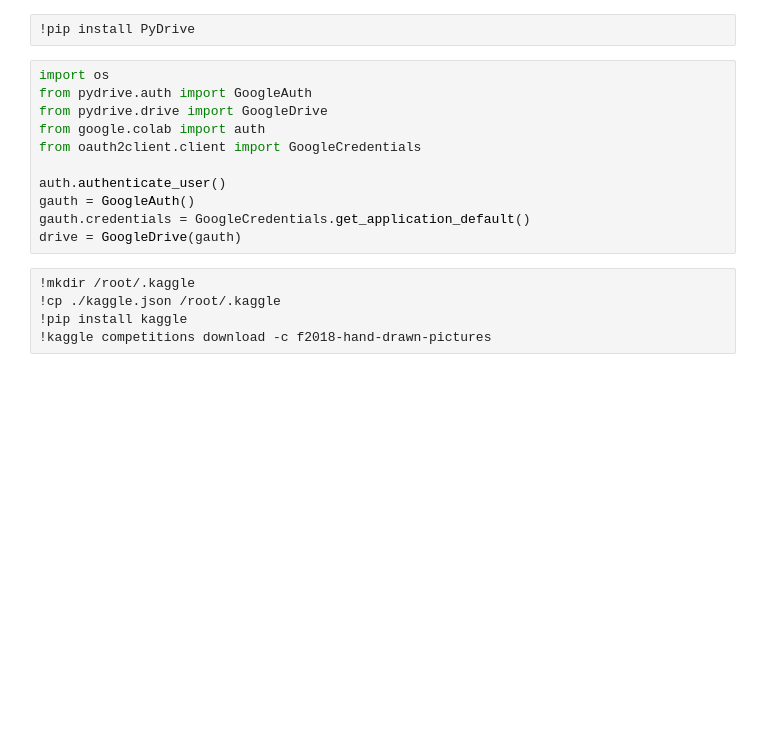
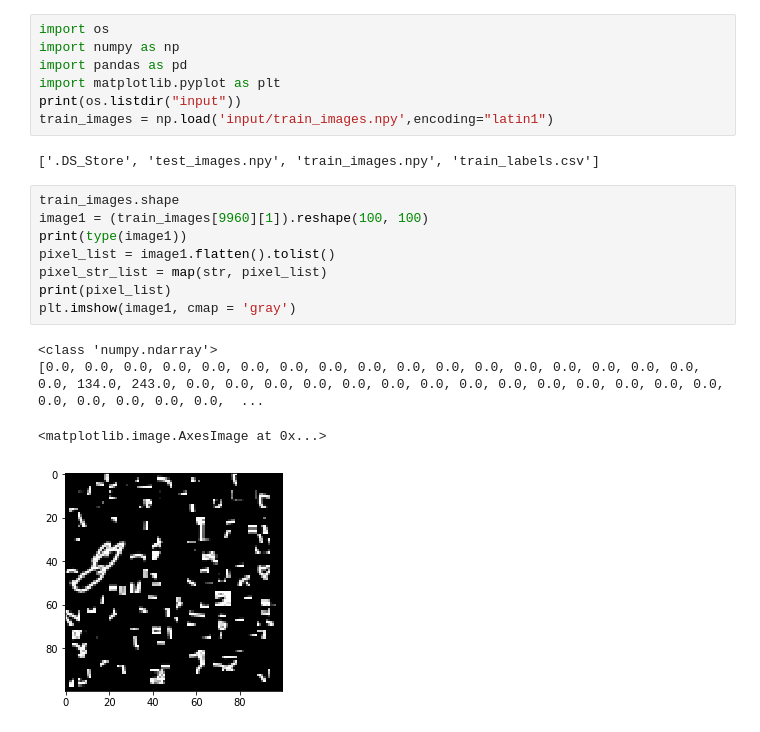
Before and after one commit to ohaanika/classify-doodles, a Jupyter notebook: classify_doodles.ipynb, the cells around one changed output. Drawn from its saved outputs; the diff is of its cells as text; blank space fills up the shorter version.

Commit message:
extract pixel values

```diff
--- a/classify_doodles.ipynb
+++ b/classify_doodles.ipynb
@@ -3,18 +1,22 @@
-# %%
-!pip install PyDrive
-# %%
-import os
-from pydrive.auth import GoogleAuth
-from pydrive.drive import GoogleDrive
-from google.colab import auth
-from oauth2client.client import GoogleCredentials
-
-auth.authenticate_user()
-gauth = GoogleAuth()
-gauth.credentials = GoogleCredentials.get_application_default()
-drive = GoogleDrive(gauth)
-# %%
-!mkdir /root/.kaggle
-!cp ./kaggle.json /root/.kaggle
-!pip install kaggle
-!kaggle competitions download -c f2018-hand-drawn-pictures
+# %%
+import os
+import numpy as np
+import pandas as pd
+import matplotlib.pyplot as plt
+print(os.listdir("input"))
+train_images = np.load('input/train_images.npy',encoding="latin1")
+# %% [output]
+['.DS_Store', 'test_images.npy', 'train_images.npy', 'train_labels.csv']
+# %%
+train_images.shape
+image1 = (train_images[9960][1]).reshape(100, 100)
+print(type(image1))
+pixel_list = image1.flatten().tolist()
+pixel_str_list = map(str, pixel_list)
+print(pixel_list)
+plt.imshow(image1, cmap = 'gray')
+# %% [output]
+<class 'numpy.ndarray'>
+[0.0, 0.0, 0.0, 0.0, 0.0, 0.0, 0.0, 0.0, 0.0, 0.0, 0.0, 0.0, 0.0, 0.0, 0.0, 0.0, 0.0, 0.0, 134.0, 243.0, 0.0, 0.0, 0.0, 0.0, 0.0, 0.0, 0.0, 0.0, 0.0, 0.0, 0.0, 0.0, 0.0, 0.0, 0.0, 0.0, 0.0, 0.0, 0.0,  ...
+<matplotlib.image.AxesImage at 0x...>
+[figure, added]
```
Also changed, not shown: parts of 1 cell of this notebook, 1 other file.
